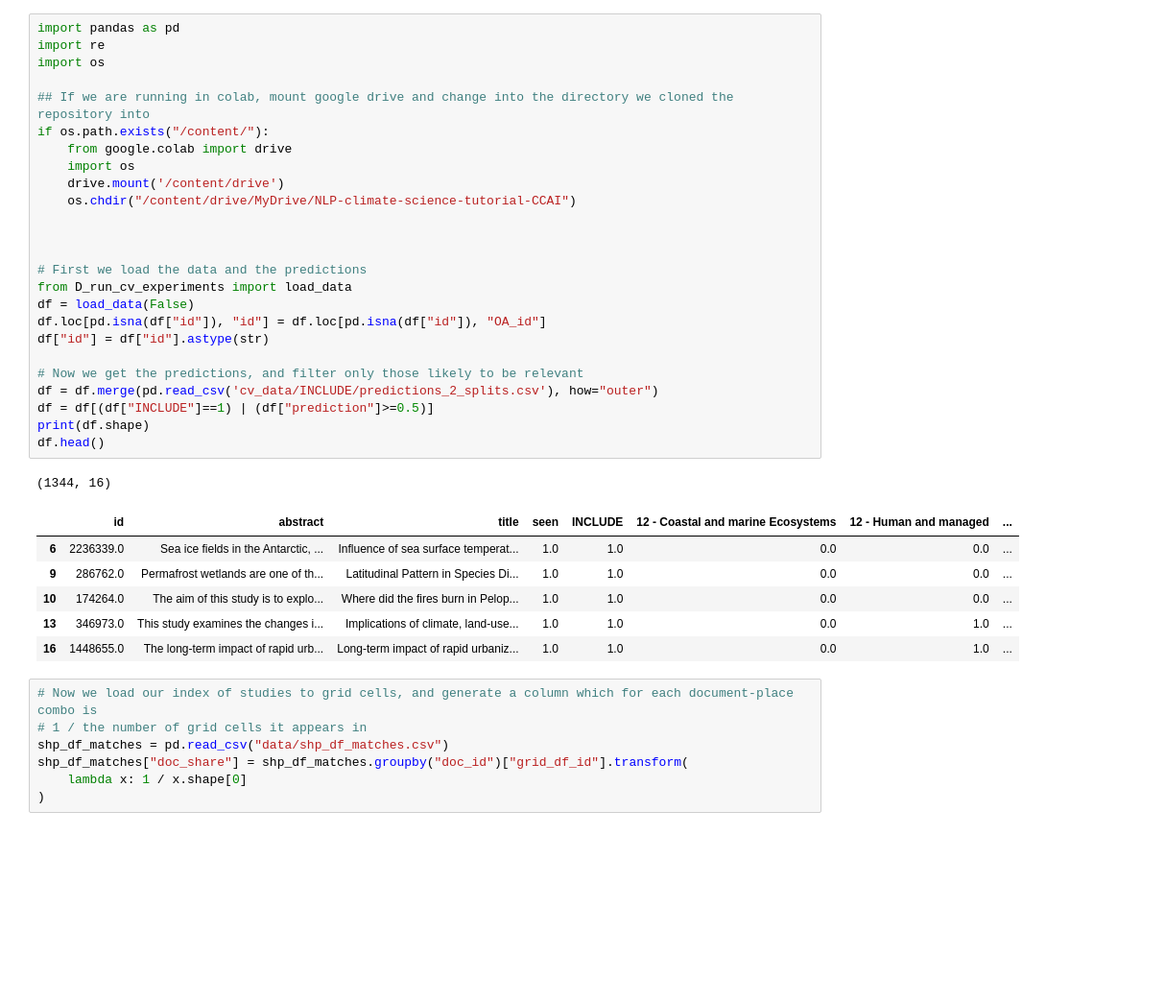
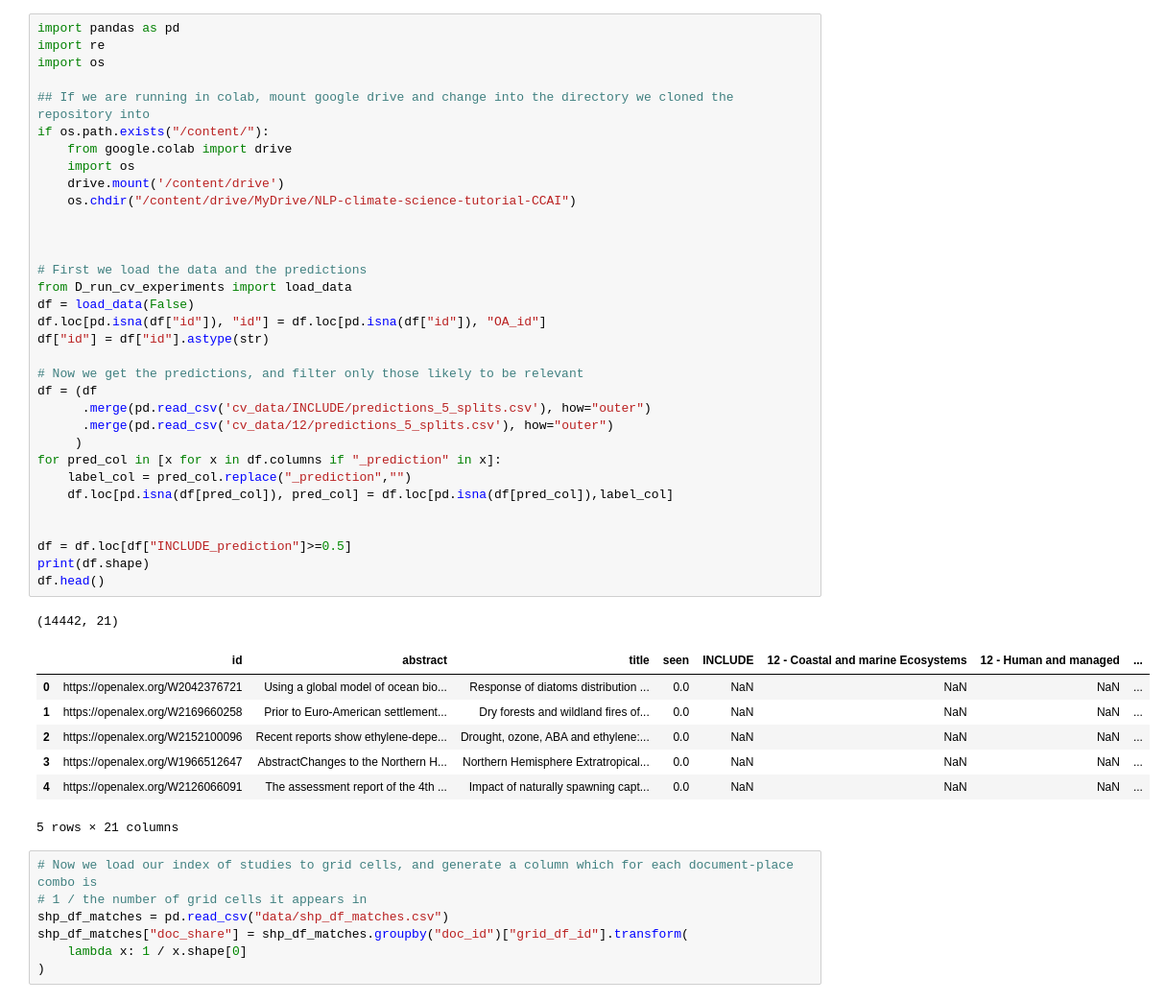
Before and after one commit to mcallaghan/NLP-climate-science-tutorial-CCAI, a Jupyter notebook: H_mapping_results.ipynb, the cells around one changed output. Shown: that part at 96% size. Drawn from its saved outputs; the diff is of its cells as text; blank space fills up the shorter version.

```diff
--- a/H_mapping_results.ipynb
+++ b/H_mapping_results.ipynb
@@ -7,36 +7,45 @@ Now that we have linked our studies to grid cells, we can plot the density of st
 # %%
 import pandas as pd
 import re
 import os
 
 ## If we are running in colab, mount google drive and change into the directory we cloned the repository into
 if os.path.exists("/content/"):
     from google.colab import drive
     import os
     drive.mount('/content/drive')
     os.chdir("/content/drive/MyDrive/NLP-climate-science-tutorial-CCAI")
 
 
 
 # First we load the data and the predictions
 from D_run_cv_experiments import load_data
 df = load_data(False)
 df.loc[pd.isna(df["id"]), "id"] = df.loc[pd.isna(df["id"]), "OA_id"]
 df["id"] = df["id"].astype(str)
 
 # Now we get the predictions, and filter only those likely to be relevant
-df = df.merge(pd.read_csv('cv_data/INCLUDE/predictions_2_splits.csv'), how="outer")
-df = df[(df["INCLUDE"]==1) | (df["prediction"]>=0.5)]
+df = (df
+      .merge(pd.read_csv('cv_data/INCLUDE/predictions_5_splits.csv'), how="outer")
+      .merge(pd.read_csv('cv_data/12/predictions_5_splits.csv'), how="outer")
+     )
+for pred_col in [x for x in df.columns if "_prediction" in x]:
+    label_col = pred_col.replace("_prediction","")
+    df.loc[pd.isna(df[pred_col]), pred_col] = df.loc[pd.isna(df[pred_col]),label_col]
+
+
+df = df.loc[df["INCLUDE_prediction"]>=0.5]
 print(df.shape)
 df.head()
 # %% [output]
-(1344, 16)
+(14442, 21)
 |  | id | abstract | title | seen | INCLUDE | 12 - Coastal and marine Ecosystems | 12 - Human and managed | ... |
-| 6 | 2236339.0 | Sea ice fields in the Antarctic, ... | Influence of sea surface temperat... | 1.0 | 1.0 | 0.0 | 0.0 | ... |
-| 9 | 286762.0 | Permafrost wetlands are one of th... | Latitudinal Pattern in Species Di... | 1.0 | 1.0 | 0.0 | 0.0 | ... |
-| 10 | 174264.0 | The aim of this study is to explo... | Where did the fires burn in Pelop... | 1.0 | 1.0 | 0.0 | 0.0 | ... |
-| 13 | 346973.0 | This study examines the changes i... | Implications of climate, land-use... | 1.0 | 1.0 | 0.0 | 1.0 | ... |
-| 16 | 1448655.0 | The long-term impact of rapid urb... | Long-term impact of rapid urbaniz... | 1.0 | 1.0 | 0.0 | 1.0 | ... |
+| 0 | https://openalex.org/W2042376721 | Using a global model of ocean bio... | Response of diatoms distribution ... | 0.0 | NaN | NaN | NaN | ... |
+| 1 | https://openalex.org/W2169660258 | Prior to Euro‐American settlement... | Dry forests and wildland fires of... | 0.0 | NaN | NaN | NaN | ... |
+| 2 | https://openalex.org/W2152100096 | Recent reports show ethylene-depe... | Drought, ozone, ABA and ethylene:... | 0.0 | NaN | NaN | NaN | ... |
+| 3 | https://openalex.org/W1966512647 | AbstractChanges to the Northern H... | Northern Hemisphere Extratropical... | 0.0 | NaN | NaN | NaN | ... |
+| 4 | https://openalex.org/W2126066091 | The assessment report of the 4th ... | Impact of naturally spawning capt... | 0.0 | NaN | NaN | NaN | ... |
+5 rows × 21 columns
 # %%
 # Now we load our index of studies to grid cells, and generate a column which for each document-place combo is
 # 1 / the number of grid cells it appears in
```
Also changed, not shown: parts of 1 cell of this notebook, 9 other files.
